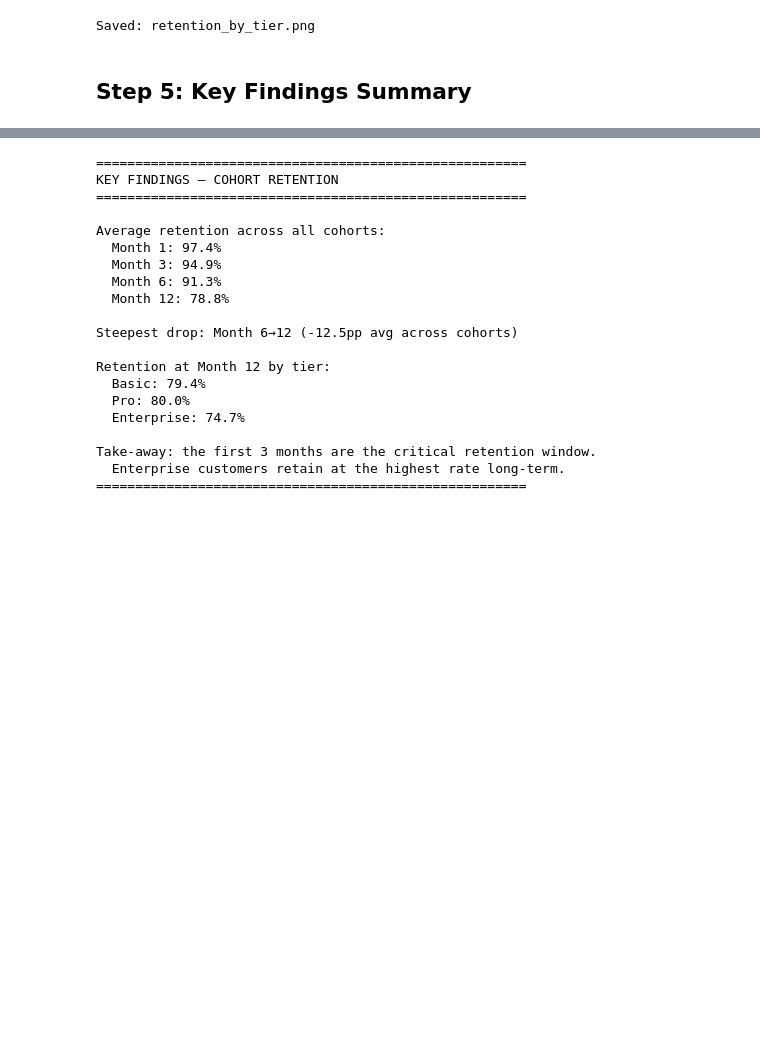
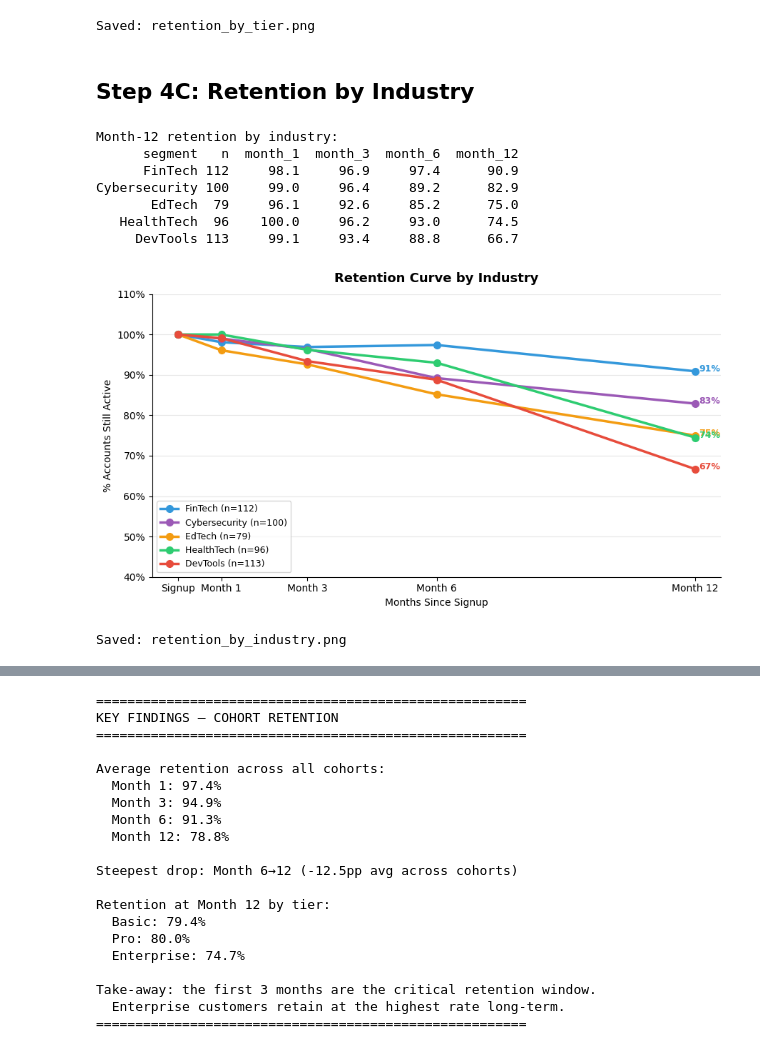
Before and after one commit to chi-n-nguyen/saas-growth-retention-analysis, a Jupyter notebook: notebooks/01_cohort_retention.ipynb, the cells around one changed output, grey strips where cells are left out. Saved outputs shown, nothing was run; the diff lists cells and outputs as text; code cells hidden in the pictures; blank space fills up the shorter version.

Commit message:
feat: add retention segmentation by industry and referral source

```diff
--- a/notebooks/01_cohort_retention.ipynb
+++ b/notebooks/01_cohort_retention.ipynb
@@ -282,5 +282,78 @@ print('Saved: retention_by_tier.png')
 # %% [output]
 [figure]
 Saved: retention_by_tier.png
-# %% [markdown]
-## Step 5: Key Findings Summary
+# %% [markdown]
+## Step 4C: Retention by Industry
+# %%
+INDUSTRY_COLORS = {
+    'FinTech':       '#3498db',
+    'Cybersecurity': '#9b59b6',
+    'HealthTech':    '#2ecc71',
+    'EdTech':        '#f39c12',
+    'DevTools':      '#e74c3c',
+}
+CHECKPOINTS_ALL = [0, 1, 3, 6, 12]
+
+industry_rows = []
+for industry in df['industry'].dropna().unique():
+    grp = df[df['industry'] == industry]
+    row = {'segment': industry, 'n': len(grp), 'month_0': 100.0}
+    for m in [1, 3, 6, 12]:
+        eligible = grp[grp['signup_date'] + pd.DateOffset(months=m) <= ANALYSIS_DATE]
+        if len(eligible) == 0:
+            row[f'month_{m}'] = np.nan
+        else:
+            cp = eligible['signup_date'] + pd.DateOffset(months=m)
+            active = (eligible['last_active'].values > cp.values).sum()
+            row[f'month_{m}'] = round(active / len(eligible) * 100, 1)
+    industry_rows.append(row)
+
+industry_retention = (
+    pd.DataFrame(industry_rows)
+    .sort_values('month_12', ascending=False, na_position='last')
+)
+
+print('Month-12 retention by industry:')
+print(industry_retention[['segment', 'n', 'month_1', 'month_3', 'month_6', 'month_12']].to_string(index=False))
+
+fig, ax = plt.subplots(figsize=(9, 5))
+
+for _, r in industry_retention.iterrows():
+    color = INDUSTRY_COLORS.get(r['segment'], '#999')
+    y_vals = [r[f'month_{m}'] for m in CHECKPOINTS_ALL]
+    x_plot = [m for m, y in zip(CHECKPOINTS_ALL, y_vals) if not np.isnan(y)]
+    y_plot = [y for y in y_vals if not np.isnan(y)]
+
+    ax.plot(x_plot, y_plot, marker='o', linewidth=2.5, markersize=7,
+            color=color, label=f"{r['segment']} (n={r['n']})")
+
+    if len(y_plot) > 0:
+        ax.annotate(f"{y_plot[-1]:.0f}%",
+                    xy=(x_plot[-1], y_plot[-1]),
+                    xytext=(4, 0), textcoords='offset points',
+                    fontsize=9, color=color, fontweight='bold')
+
+ax.set_xticks([0, 1, 3, 6, 12])
+ax.set_xticklabels(['Signup', 'Month 1', 'Month 3', 'Month 6', 'Month 12'])
+ax.set_ylim(40, 110)
+ax.yaxis.set_major_formatter(mticker.PercentFormatter())
+ax.set_title('Retention Curve by Industry', fontsize=13, fontweight='bold', pad=12)
+ax.set_xlabel('Months Since Signup', fontsize=10)
+ax.set_ylabel('% Accounts Still Active', fontsize=10)
+ax.legend(fontsize=9, loc='lower left')
+ax.grid(axis='y', alpha=0.3)
+
+plt.tight_layout()
+plt.savefig('../outputs/retention_by_industry.png', dpi=150, bbox_inches='tight')
+plt.show()
+print('Saved: retention_by_industry.png')
+# %% [output]
+Month-12 retention by industry:
+      segment   n  month_1  month_3  month_6  month_12
+      FinTech 112     98.1     96.9     97.4      90.9
+Cybersecurity 100     99.0     96.4     89.2      82.9
+       EdTech  79     96.1     92.6     85.2      75.0
+   HealthTech  96    100.0     96.2     93.0      74.5
+     DevTools 113     99.1     93.4     88.8      66.7
+[figure, added]
+Saved: retention_by_industry.png
```
Also changed, not shown: parts of 3 cells of this notebook, 3 other files.
